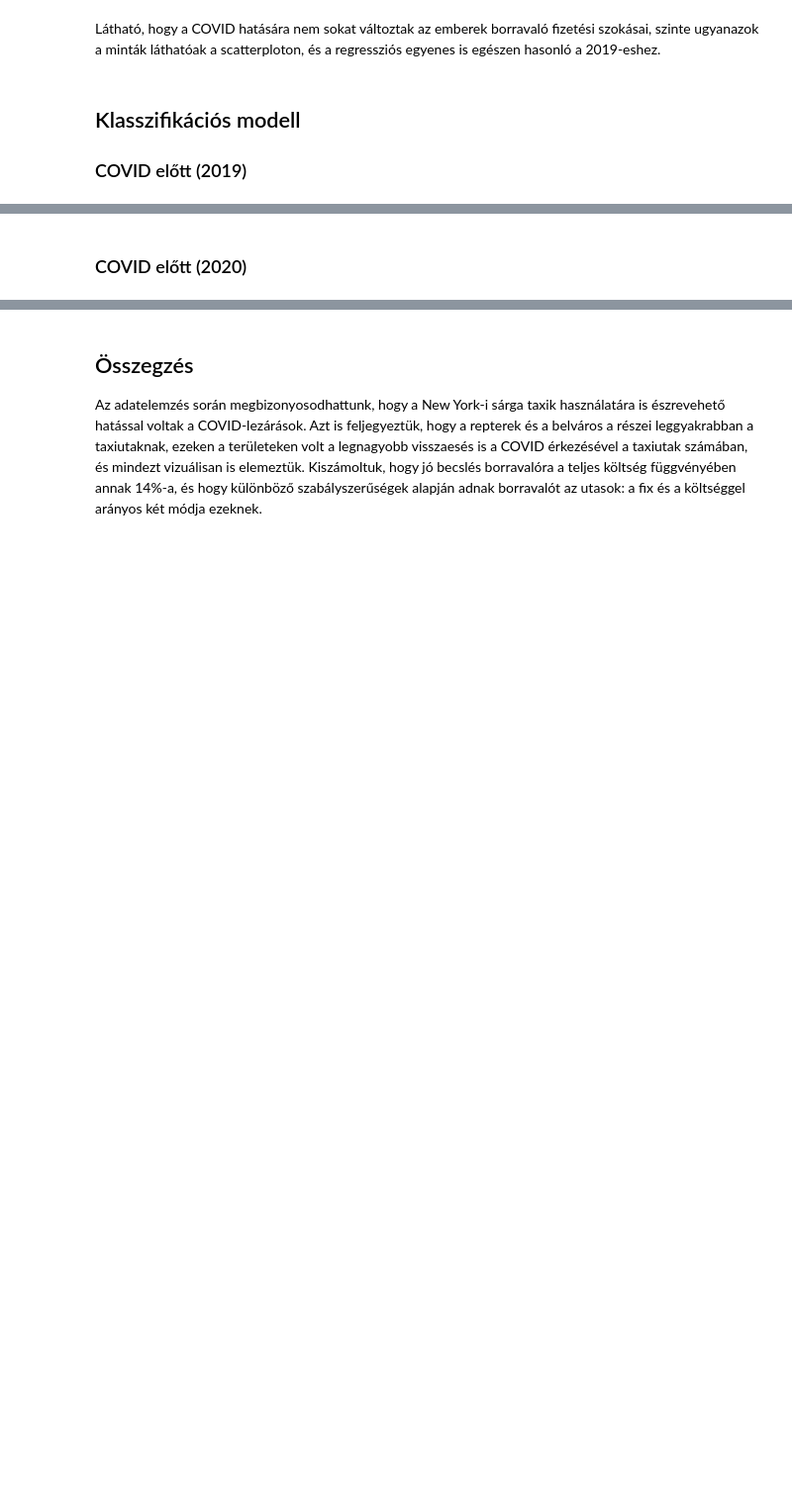
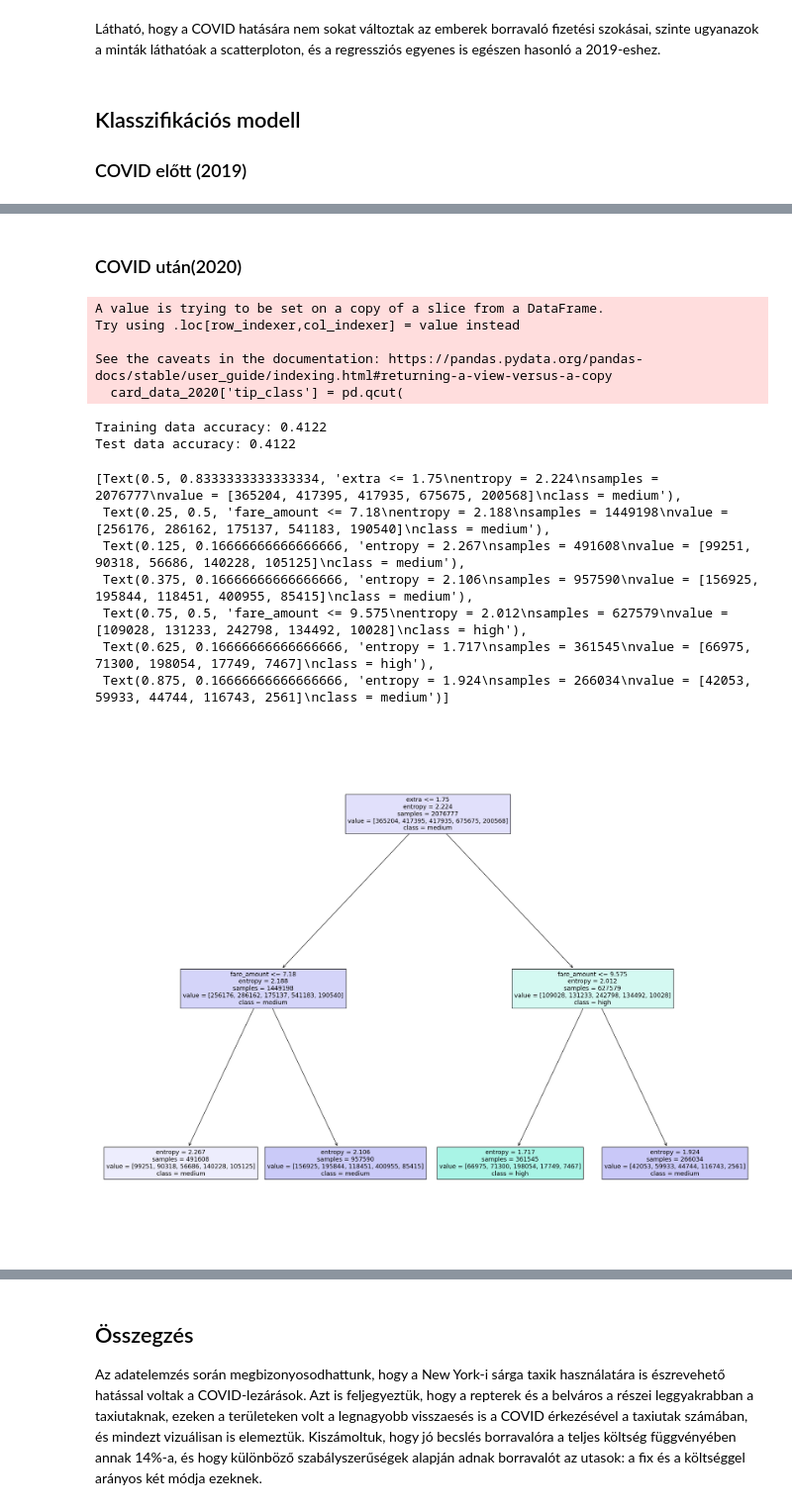
Before and after one commit to Donci31/big-data-group-project, a Jupyter notebook: nyc_taxi.ipynb, the cells around one changed output, grey strips where cells are left out. Shown: that part at 99% size. Saved outputs shown, nothing was run; the diff lists cells and outputs as text; code cells hidden in the pictures; blank space fills up the shorter version.

```diff
--- a/nyc_taxi.ipynb
+++ b/nyc_taxi.ipynb
@@ -571,2 +605,50 @@ tree.plot_tree(
 # %% [markdown]
-### COVID előtt (2020)
+### COVID után(2020)
+# %%
+card_data_2020['tip_class'] = pd.qcut(
+    card_data_2020['tip_amount'] / card_data_2020['total_amount'],
+    5,
+    labels=['low', 'low2', 'low3', 'medium', 'high']
+)
+# %% [output]
+A value is trying to be set on a copy of a slice from a DataFrame.
+Try using .loc[row_indexer,col_indexer] = value instead
+
+See the caveats in the documentation: https://pandas.pydata.org/pandas-docs/stable/user_guide/indexing.html#returning-a-view-versus-a-copy
+  card_data_2020['tip_class'] = pd.qcut(
+# %%
+X = card_data_2020.loc[:, ['trip_distance','extra','fare_amount','passenger_count']]
+y = card_data_2020['tip_class']
+# %%
+X_train,X_test,y_train,y_test=train_test_split(X,y,test_size=0.1,random_state=1,stratify=y)
+# %%
+clf = tree.DecisionTreeClassifier(criterion='entropy', max_depth=2)
+
+clf = clf.fit(X_train, y_train)
+
+y_pred = clf.predict(X_train)
+
+y_pred=clf.predict(X_test)
+
+print("Training data accuracy:",round(clf.score(X_train,y_train),4))
+print("Test data accuracy:",round(clf.score(X_test, y_test),4))
+# %% [output]
+Training data accuracy: 0.4122
+Test data accuracy: 0.4122
+# %%
+fig = plt.figure(figsize=(25,20))
+tree.plot_tree(
+    clf,
+    feature_names=list(X),
+    class_names=card_data_2019['tip_class'].values,
+    filled=True
+)
+# %% [output]
+[Text(0.5, 0.8333333333333334, 'extra <= 1.75\nentropy = 2.224\nsamples = 2076777\nvalue = [365204, 417395, 417935, 675675, 200568]\nclass = medium'),
+ Text(0.25, 0.5, 'fare_amount <= 7.18\nentropy = 2.188\nsamples = 1449198\nvalue = [256176, 286162, 175137, 541183, 190540]\nclass = medium'),
+ Text(0.125, 0.16666666666666666, 'entropy = 2.267\nsamples = 491608\nvalue = [99251, 90318, 56686, 140228, 105125]\nclass = medium'),
+ Text(0.375, 0.16666666666666666, 'entropy = 2.106\nsamples = 957590\nvalue = [156925, 195844, 118451, 400955, 85415]\nclass = medium'),
+ Text(0.75, 0.5, 'fare_amount <= 9.575\nentropy = 2.012\nsamples = 627579\nvalue = [109028, 131233, 242798, 134492, 10028]\nclass = high'),
+ Text(0.625, 0.16666666666666666, 'entropy = 1.717\nsamples = 361545\nvalue = [66975, 71300, 198054, 17749, 7467]\nclass = high'),
+ Text(0.875, 0.16666666666666666, 'entropy = 1.924\nsamples = 266034\nvalue = [42053, 59933, 44744, 116743, 2561]\nclass = medium')]
+[figure, added]
```
Also changed, not shown: parts of 10 cells of this notebook.
